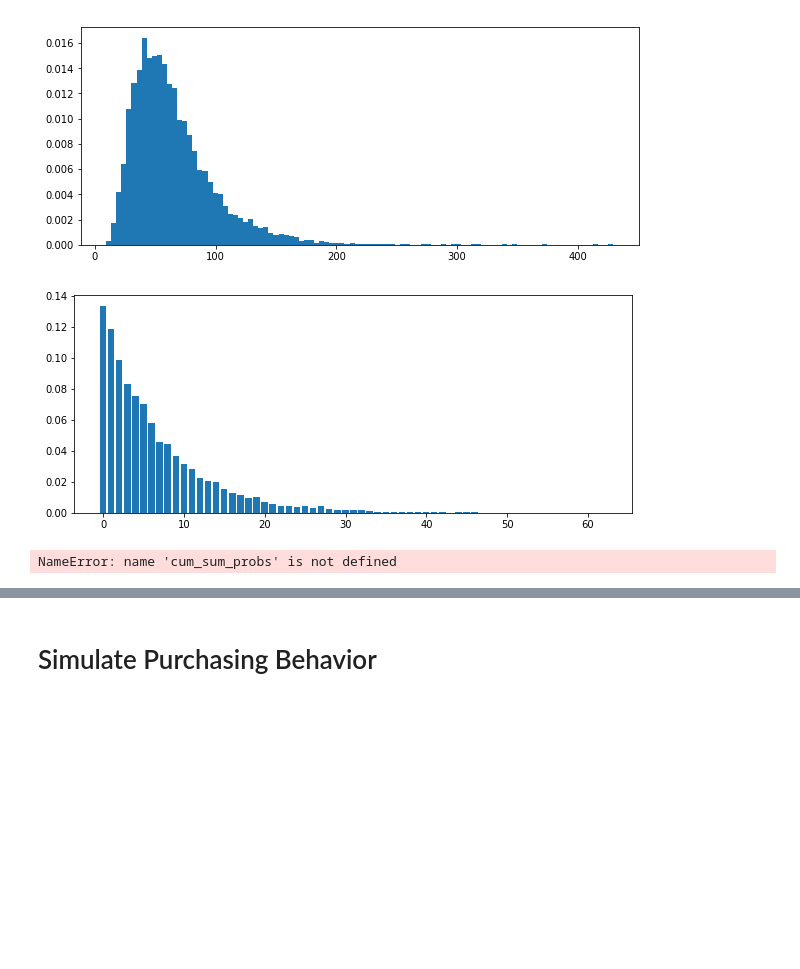
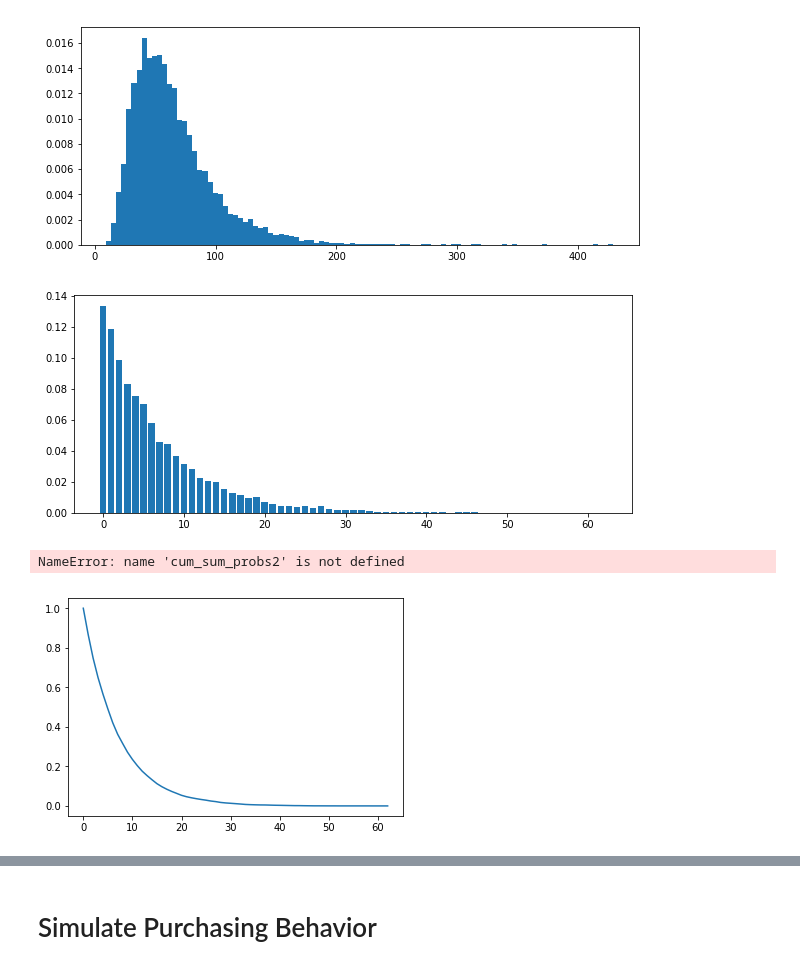
Before and after one commit to kellycarmody/dynamic-pricing, a Jupyter notebook: Dynamic Pricing Stochasticity-Kelly.ipynb, the cells around one changed output, grey strips where cells are left out. Saved outputs shown, nothing was run; the diff lists cells and outputs as text; code cells hidden in the pictures; blank space fills up the shorter version.

```diff
--- a/Dynamic Pricing Stochasticity-Kelly.ipynb
+++ b/Dynamic Pricing Stochasticity-Kelly.ipynb
@@ -51,21 +51,22 @@ new mu is 57.36
 # %%
 days, probs  = get_exp_distribution(mbt=7)
 
 plt.figure(figsize=(10,4))
 plt.bar(days, probs)
 
 
 plt.show()
 
-cum_sum_probs2 = np.cumsum(probs[::-1])[::-1]
+cum_sum_probs = np.cumsum(probs[::-1])[::-1]
 plt.plot(days, cum_sum_probs)
 plt.fill_between(days, 0, cum_sum_probs2, alpha=0.5)
 plt.show()
 ax2.set_ylabel('Cumulative Demand')
 ax2.set_xlabel('Days (until Performance)')
 # %% [output]
 [figure]
-NameError: name 'cum_sum_probs' is not defined
+NameError: name 'cum_sum_probs2' is not defined
+[figure, added]
 # %%
 print(f'mrp = {round(audience.mean(),2)}')
 print(f'mbt = {round(bookings.mean(),2)}')
```
Also changed, not shown: parts of 18 cells of this notebook.
